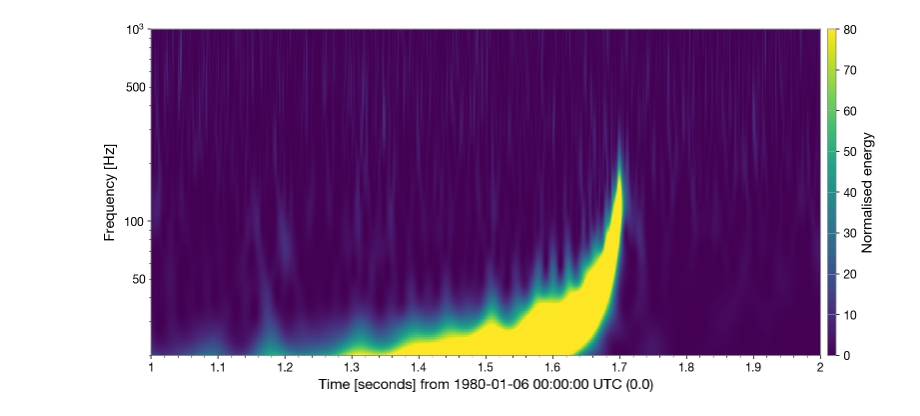
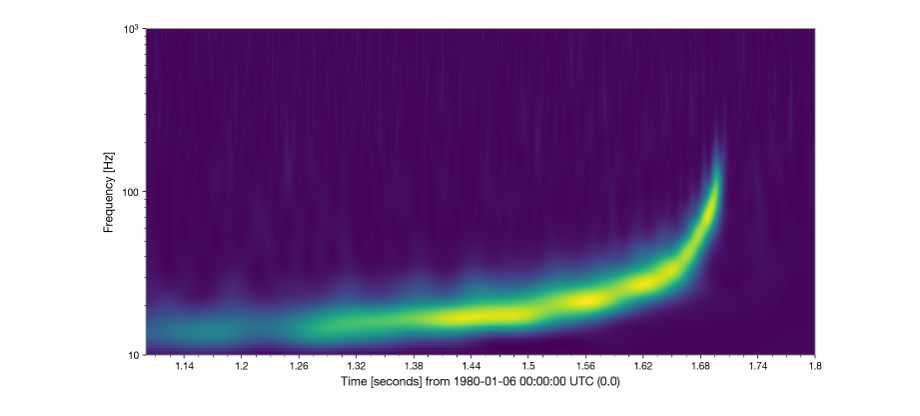
Before and after one commit to jkanner/aapt, a Jupyter notebook: web/notebooks/plots-for-web.ipynb, the cells around one changed output. Saved outputs shown, nothing was run; the diff lists cells and outputs as text; code cells hidden in the pictures.

```diff
--- a/web/notebooks/plots-for-web.ipynb
+++ b/web/notebooks/plots-for-web.ipynb
@@ -136,17 +135,18 @@ pylab.show()
 # %%
 sim_low = TimeSeries(hp, sample_rate=4096).taper()
 data_low = noise.inject(sim_low)
 
 
+
 t0=1.5
 dt = 0.5  #-- Set width of q-transform plot, in seconds
-hq = data_low.q_transform(outseg=(t0-dt, t0+dt),qrange=((3,5)))
+hq = data_low.q_transform(outseg=(t0-0.4, t0+0.3),qrange=((3,5)))
 fig4 = hq.plot()
 ax = fig4.gca()
-fig4.colorbar(label="Normalised energy", vmin=0,vmax=80)
-plt.ylim(20,1000)
+#fig4.colorbar(label="Normalised energy", vmin=0,vmax=200)
+plt.ylim(10,1000)
 #fig4.colorbar(label="Normalised energy")
 ax.grid(False)
 ax.set_yscale('log')
 # %% [output]
-[figure, old version]
+[figure, new version]
```
Also changed, not shown: parts of 10 cells of this notebook, 5 other files.
